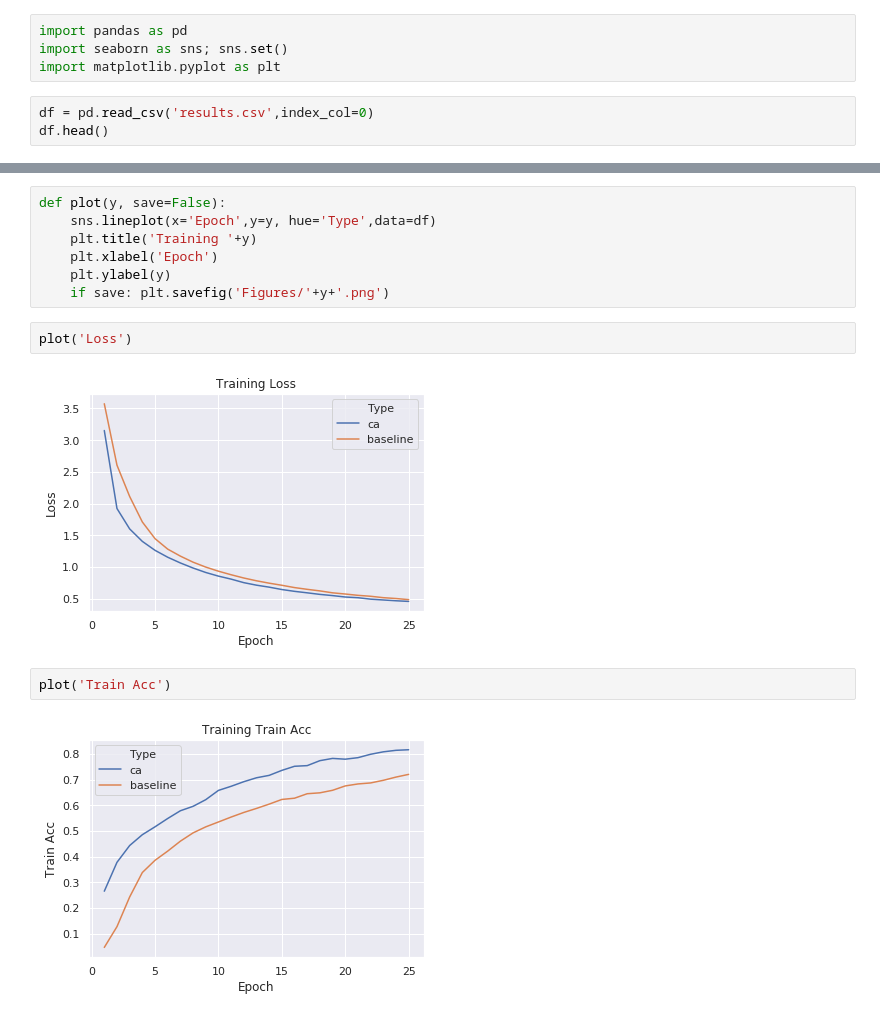
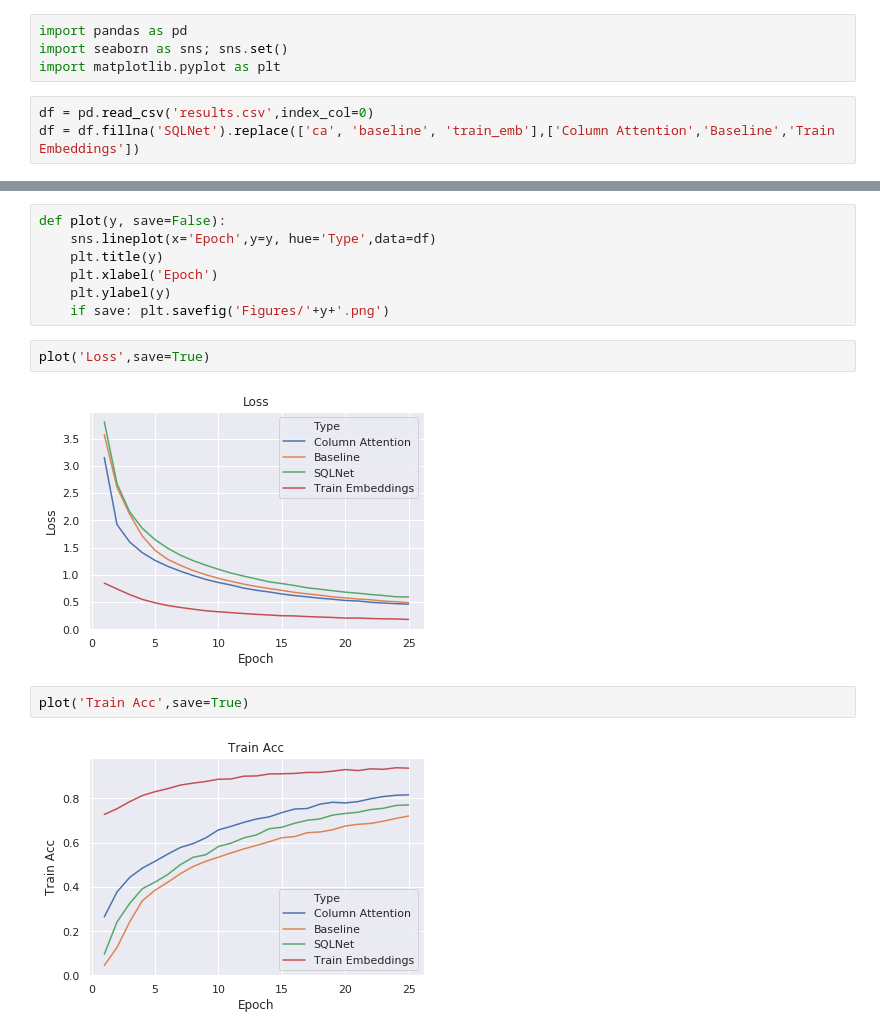
Before and after one commit to jordanott/SQLNet, a Jupyter notebook: VisualizeResults.ipynb, the cells around one changed output, grey strips where cells are left out. Cells and saved outputs as stored; diff of their text form.

```diff
--- a/VisualizeResults.ipynb
+++ b/VisualizeResults.ipynb
@@ -4,4 +4,4 @@ import seaborn as sns; sns.set()
 import matplotlib.pyplot as plt
 # %%
 df = pd.read_csv('results.csv',index_col=0)
-df.head()
+df = df.fillna('SQLNet').replace(['ca', 'baseline', 'train_emb'],['Column Attention','Baseline','Train Embeddings'])
@@ -15,16 +8,16 @@ df.head()
 # %%
 def plot(y, save=False):
     sns.lineplot(x='Epoch',y=y, hue='Type',data=df)
-    plt.title('Training '+y)
+    plt.title(y)
     plt.xlabel('Epoch')
     plt.ylabel(y)
     if save: plt.savefig('Figures/'+y+'.png')
 # %%
-plot('Loss')
+plot('Loss',save=True)
 # %% [output]
-[figure, old version]
+[figure, new version]
 # %%
-plot('Train Acc')
+plot('Train Acc',save=True)
 # %% [output]
-[figure, old version]
+[figure, new version]
 # %%
```
Also changed, not shown: parts of 4 cells of this notebook, 3 other files.
